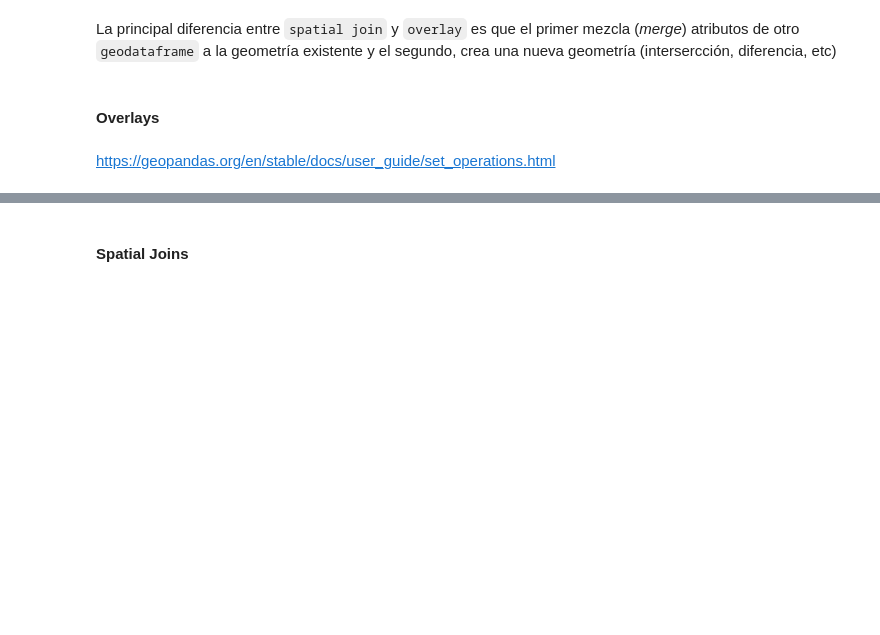
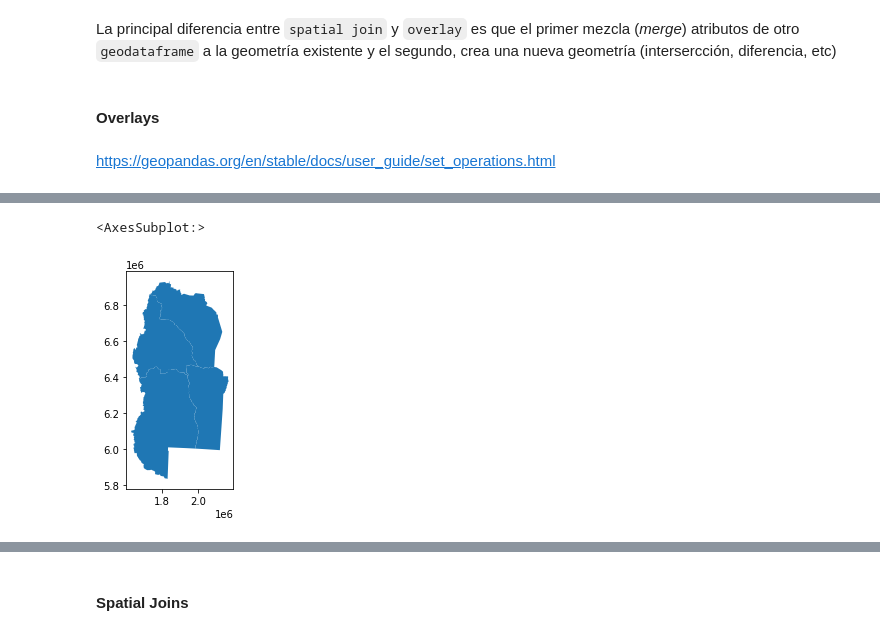
Before and after one commit to matog/Flacso_ciencia_de_datos_python_2023, a Jupyter notebook: Clase4/5 - GIS.ipynb, the cells around one changed output, grey strips where cells are left out. Saved outputs shown, nothing was run; the diff lists cells and outputs as text; code cells hidden in the pictures; blank space fills up the shorter version.

```diff
--- a/Clase4/5 - GIS.ipynb
+++ b/Clase4/5 - GIS.ipynb
@@ -458,2 +823,7 @@ ax.set_axis_off();
+# %%
+gdf_prov_sel.plot()
+# %% [output]
+<AxesSubplot:>
+[figure, added]
 # %%
 gdf_prov_sel_disolve = gdf_prov_sel.dissolve()
```
Also changed, not shown: parts of 64 cells of this notebook, 1 other file.
